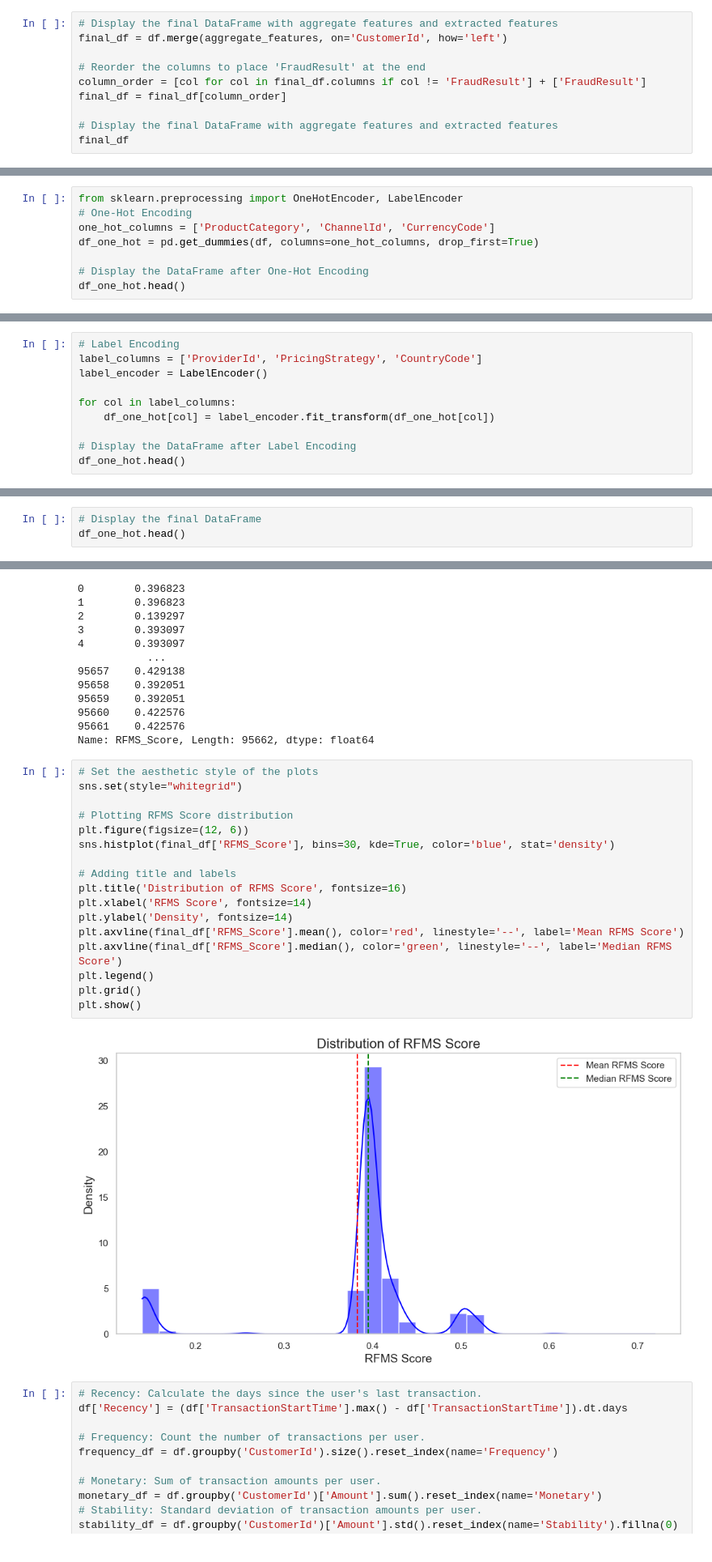
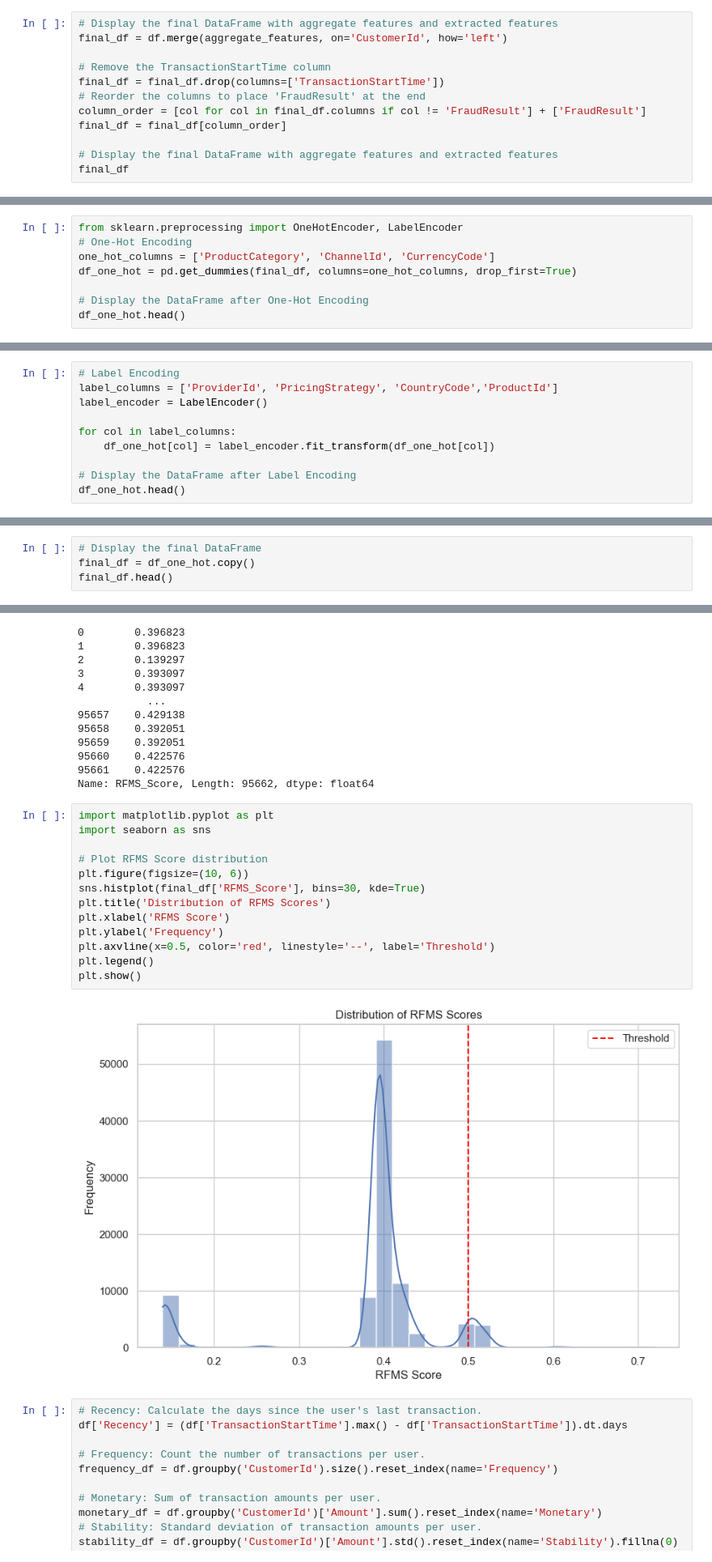
Before and after one commit to Getachew0557/Credit-Score-Classifications, a Jupyter notebook: notebooks/feature_engineering.ipynb, the cells around one changed output, grey strips where cells are left out. Shown: that part at 81% size. Cells and saved outputs as stored; diff of their text form.

```diff
--- a/notebooks/feature_engineering.ipynb
+++ b/notebooks/feature_engineering.ipynb
@@ -107,6 +107,8 @@ df[['TransactionId', 'CustomerId', 'Transaction_Hour', 'Transaction_Day', 'Trans
 # Display the final DataFrame with aggregate features and extracted features
 final_df = df.merge(aggregate_features, on='CustomerId', how='left')
 
+# Remove the TransactionStartTime column
+final_df = final_df.drop(columns=['TransactionStartTime'])
 # Reorder the columns to place 'FraudResult' at the end
 column_order = [col for col in final_df.columns if col != 'FraudResult'] + ['FraudResult']
 final_df = final_df[column_order]
@@ -146,7 +180,7 @@ Index(['TransactionId', 'BatchId', 'AccountId', 'SubscriptionId', 'CustomerId',
 from sklearn.preprocessing import OneHotEncoder, LabelEncoder
 # One-Hot Encoding
 one_hot_columns = ['ProductCategory', 'ChannelId', 'CurrencyCode']
-df_one_hot = pd.get_dummies(df, columns=one_hot_columns, drop_first=True)
+df_one_hot = pd.get_dummies(final_df, columns=one_hot_columns, drop_first=True)
 
 # Display the DataFrame after One-Hot Encoding
 df_one_hot.head()
@@ -162,7 +196,7 @@ df_one_hot.head()
 #### Label Encoding
 # %%
 # Label Encoding
-label_columns = ['ProviderId', 'PricingStrategy', 'CountryCode']
+label_columns = ['ProviderId', 'PricingStrategy', 'CountryCode','ProductId']
 label_encoder = LabelEncoder()
 
 for col in label_columns:
@@ -181,5 +215,6 @@ df_one_hot.head()
 # %%
 # Display the final DataFrame
-df_one_hot.head()
+final_df = df_one_hot.copy()
+final_df.head()
 # %% [output]
 |  | TransactionId | BatchId | AccountId | SubscriptionId | CustomerId | CountryCode | ProviderId | ProductId | ... |
@@ -314,24 +375,20 @@ final_df['RFMS_Score']
 95661    0.422576
 Name: RFMS_Score, Length: 95662, dtype: float64
 # %%
-# Set the aesthetic style of the plots
-sns.set(style="whitegrid")
+import matplotlib.pyplot as plt
+import seaborn as sns
 
-# Plotting RFMS Score distribution
-plt.figure(figsize=(12, 6))
-sns.histplot(final_df['RFMS_Score'], bins=30, kde=True, color='blue', stat='density')
-
-# Adding title and labels
-plt.title('Distribution of RFMS Score', fontsize=16)
-plt.xlabel('RFMS Score', fontsize=14)
-plt.ylabel('Density', fontsize=14)
-plt.axvline(final_df['RFMS_Score'].mean(), color='red', linestyle='--', label='Mean RFMS Score')
-plt.axvline(final_df['RFMS_Score'].median(), color='green', linestyle='--', label='Median RFMS Score')
+# Plot RFMS Score distribution
+plt.figure(figsize=(10, 6))
+sns.histplot(final_df['RFMS_Score'], bins=30, kde=True)
+plt.title('Distribution of RFMS Scores')
+plt.xlabel('RFMS Score')
+plt.ylabel('Frequency')
+plt.axvline(x=0.5, color='red', linestyle='--', label='Threshold')
 plt.legend()
-plt.grid()
 plt.show()
 # %% [output]
-[figure, old version]
+[figure, new version]
 # %%
 # Recency: Calculate the days since the user's last transaction.
 df['Recency'] = (df['TransactionStartTime'].max() - df['TransactionStartTime']).dt.days
```
Also changed, not shown: parts of 18 cells of this notebook, 1 other file.
